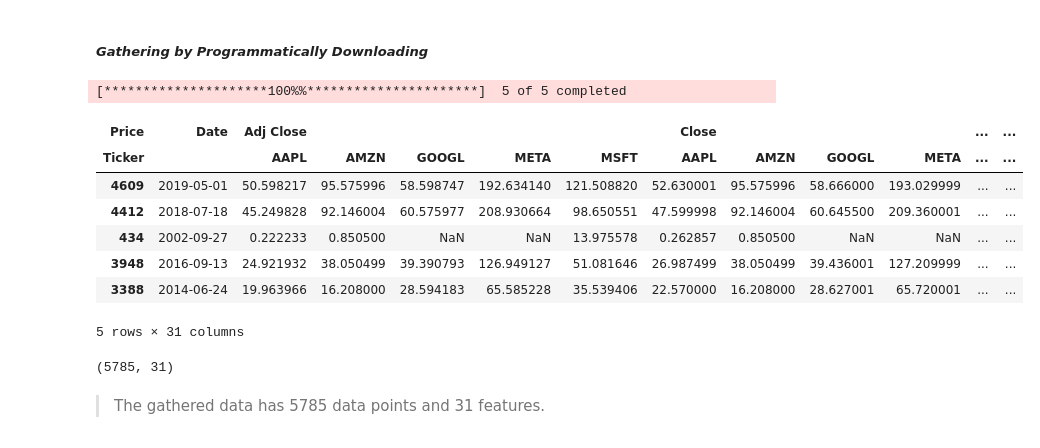
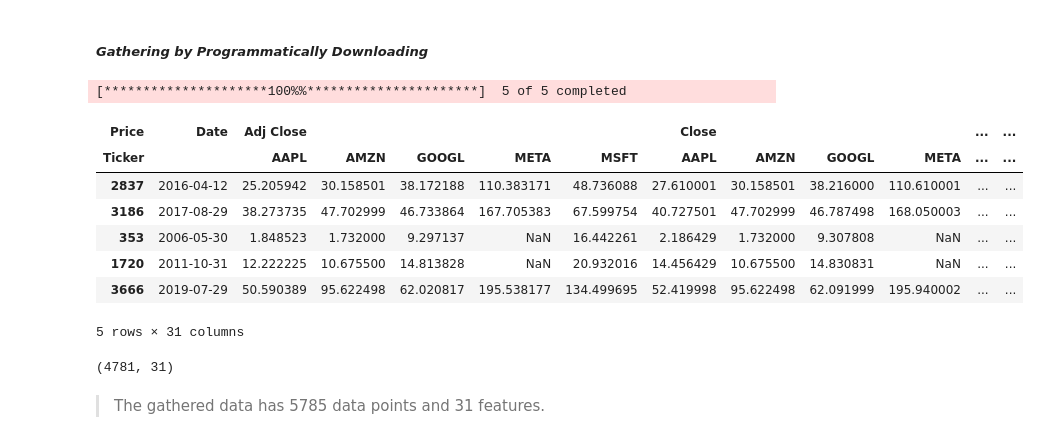
Before and after one commit to sondosaabed/Oil-vs-BigTech-stock-investigation, a Jupyter notebook: oil-bigTechCompanies-investigation.ipynb, the cells around one changed output. Saved outputs shown, nothing was run; the diff lists cells and outputs as text; code cells hidden in the pictures.

```diff
--- a/oil-bigTechCompanies-investigation.ipynb
+++ b/oil-bigTechCompanies-investigation.ipynb
@@ -133,23 +133,23 @@ oil_data.to_csv('data/oil_data_api.csv', index=False) ## store to cvs file
 # %%
 ## 2nd data gathering was downloaded programitticallly from Yahoo Finance using the yfinance library
 companies = ['AAPL', 'MSFT', 'GOOGL', 'AMZN', 'META']
-stocks_data = yf.download(companies, start='2001-01-01', end='2023-12-31')
+stocks_data = yf.download(companies, start='2005-01-01', end='2023-12-31')
 stocks_data.reset_index(inplace=True)
 stocks_data.sample(5)
 # %% [output]
 [*********************100%%**********************]  5 of 5 completed
 | Price | Date | Adj Close |  |  |  |  | Close |  |  |  | ... | ... |
 | Ticker |  | AAPL | AMZN | GOOGL | META | MSFT | AAPL | AMZN | GOOGL | META | ... | ... |
-| 4609 | 2019-05-01 | 50.598217 | 95.575996 | 58.598747 | 192.634140 | 121.508820 | 52.630001 | 95.575996 | 58.666000 | 193.029999 | ... | ... |
-| 4412 | 2018-07-18 | 45.249828 | 92.146004 | 60.575977 | 208.930664 | 98.650551 | 47.599998 | 92.146004 | 60.645500 | 209.360001 | ... | ... |
-| 434 | 2002-09-27 | 0.222233 | 0.850500 | NaN | NaN | 13.975578 | 0.262857 | 0.850500 | NaN | NaN | ... | ... |
-| 3948 | 2016-09-13 | 24.921932 | 38.050499 | 39.390793 | 126.949127 | 51.081646 | 26.987499 | 38.050499 | 39.436001 | 127.209999 | ... | ... |
-| 3388 | 2014-06-24 | 19.963966 | 16.208000 | 28.594183 | 65.585228 | 35.539406 | 22.570000 | 16.208000 | 28.627001 | 65.720001 | ... | ... |
+| 2837 | 2016-04-12 | 25.205942 | 30.158501 | 38.172188 | 110.383171 | 48.736088 | 27.610001 | 30.158501 | 38.216000 | 110.610001 | ... | ... |
+| 3186 | 2017-08-29 | 38.273735 | 47.702999 | 46.733864 | 167.705383 | 67.599754 | 40.727501 | 47.702999 | 46.787498 | 168.050003 | ... | ... |
+| 353 | 2006-05-30 | 1.848523 | 1.732000 | 9.297137 | NaN | 16.442261 | 2.186429 | 1.732000 | 9.307808 | NaN | ... | ... |
+| 1720 | 2011-10-31 | 12.222225 | 10.675500 | 14.813828 | NaN | 20.932016 | 14.456429 | 10.675500 | 14.830831 | NaN | ... | ... |
+| 3666 | 2019-07-29 | 50.590389 | 95.622498 | 62.020817 | 195.538177 | 134.499695 | 52.419998 | 95.622498 | 62.091999 | 195.940002 | ... | ... |
 5 rows × 31 columns
 # %%
 stocks_data.shape
 # %% [output]
-(5785, 31)
+(4781, 31)
 # %% [markdown]
 > The gathered data has 5785 data points and 31 features.
 # %%
```
Also changed, not shown: parts of 43 cells of this notebook.
